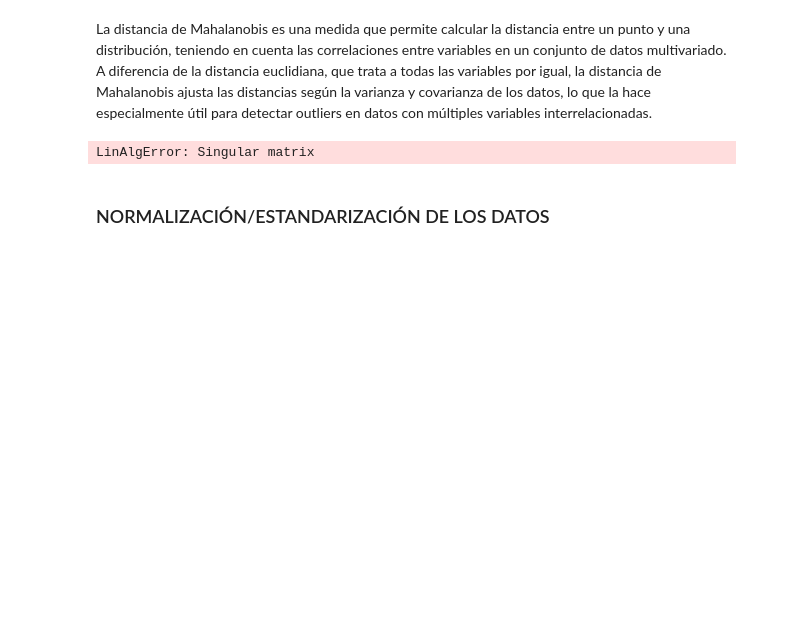
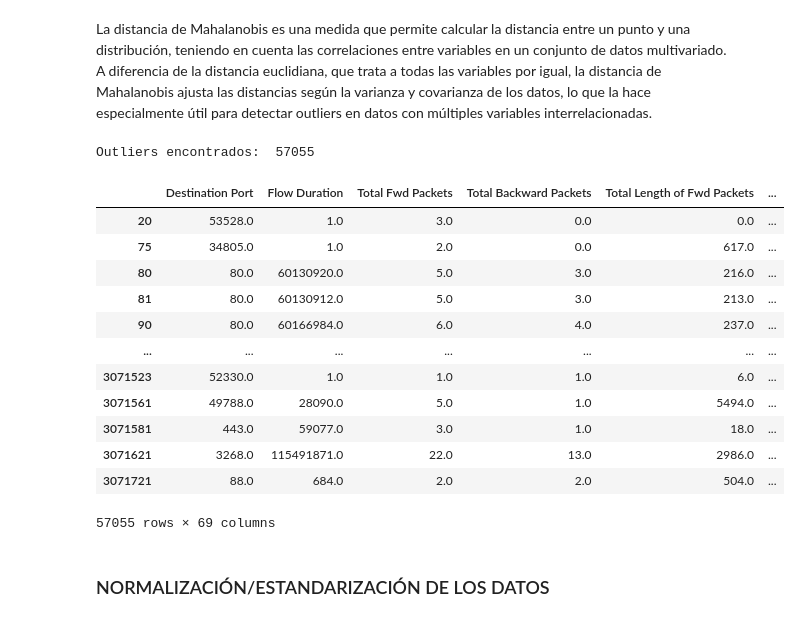
Before and after one commit to Rocpa/CICIDS2K17_RandomForest, a Jupyter notebook: limpieza.ipynb, the cells around one changed output. Cells and saved outputs as stored; diff of their text form; code cells hidden in the pictures; blank space fills up the shorter version.

```diff
--- a/limpieza.ipynb
+++ b/limpieza.ipynb
@@ -128,13 +128,13 @@ Filas después del filtro MAD: 2282168
 La distancia de Mahalanobis es una medida que permite calcular la distancia entre un punto y una distribución, teniendo en cuenta las correlaciones entre variables en un conjunto de datos multivariado. A diferencia de la distancia euclidiana, que trata a todas las variables por igual, la distancia de Mahalanobis ajusta las distancias según la varianza y covarianza de los datos, lo que la hace especialmente útil para detectar outliers en datos con múltiples variables interrelacionadas.
 # %%
 # Método con la distancia de Mahalanobis (no se encuentran outliers)
-
+col_num = df.select_dtypes(include=[np.number]).columns
 data = df[col_num].values
 
-# Calcular la media y la matriz de covarianza
+# Calcular la media, la matriz de covarianza y la matriz pseudo-inversa en lugar de la inversa normal para evitar un problema de singular matrix que tenia antes
 mean = np.mean(data, axis=0)
 cov_matrix = np.cov(data, rowvar=False)
-inv_cov_matrix = np.linalg.inv(cov_matrix)
+inv_cov_matrix = np.linalg.pinv(cov_matrix)
 
 # Calcular la distancia de Mahalanobis para cada punto
 mahalanobis_distances = [mahalanobis(row, mean, inv_cov_matrix) for row in data]
@@ -145,6 +145,22 @@ threshold = np.percentile(mahalanobis_distances, 97.5)  # Por ejemplo, el percen
 # Identificar los outliers
 outliers = df[mahalanobis_distances > threshold]
 
-print("Outliers encontrados: ", outliers)
+print("Outliers encontrados: ", len(outliers))
 # %% [output]
-LinAlgError: Singular matrix
+Outliers encontrados:  57055
+# %%
+outliers
+# %% [output]
+|  | Destination Port | Flow Duration | Total Fwd Packets | Total Backward Packets | Total Length of Fwd Packets | ... |
+| 20 | 53528.0 | 1.0 | 3.0 | 0.0 | 0.0 | ... |
+| 75 | 34805.0 | 1.0 | 2.0 | 0.0 | 617.0 | ... |
+| 80 | 80.0 | 60130920.0 | 5.0 | 3.0 | 216.0 | ... |
+| 81 | 80.0 | 60130912.0 | 5.0 | 3.0 | 213.0 | ... |
+| 90 | 80.0 | 60166984.0 | 6.0 | 4.0 | 237.0 | ... |
+| ... | ... | ... | ... | ... | ... | ... |
+| 3071523 | 52330.0 | 1.0 | 1.0 | 1.0 | 6.0 | ... |
+| 3071561 | 49788.0 | 28090.0 | 5.0 | 1.0 | 5494.0 | ... |
+| 3071581 | 443.0 | 59077.0 | 3.0 | 1.0 | 18.0 | ... |
+| 3071621 | 3268.0 | 115491871.0 | 22.0 | 13.0 | 2986.0 | ... |
+| 3071721 | 88.0 | 684.0 | 2.0 | 2.0 | 504.0 | ... |
+57055 rows × 69 columns
```
Also changed, not shown: parts of 3 cells of this notebook.
